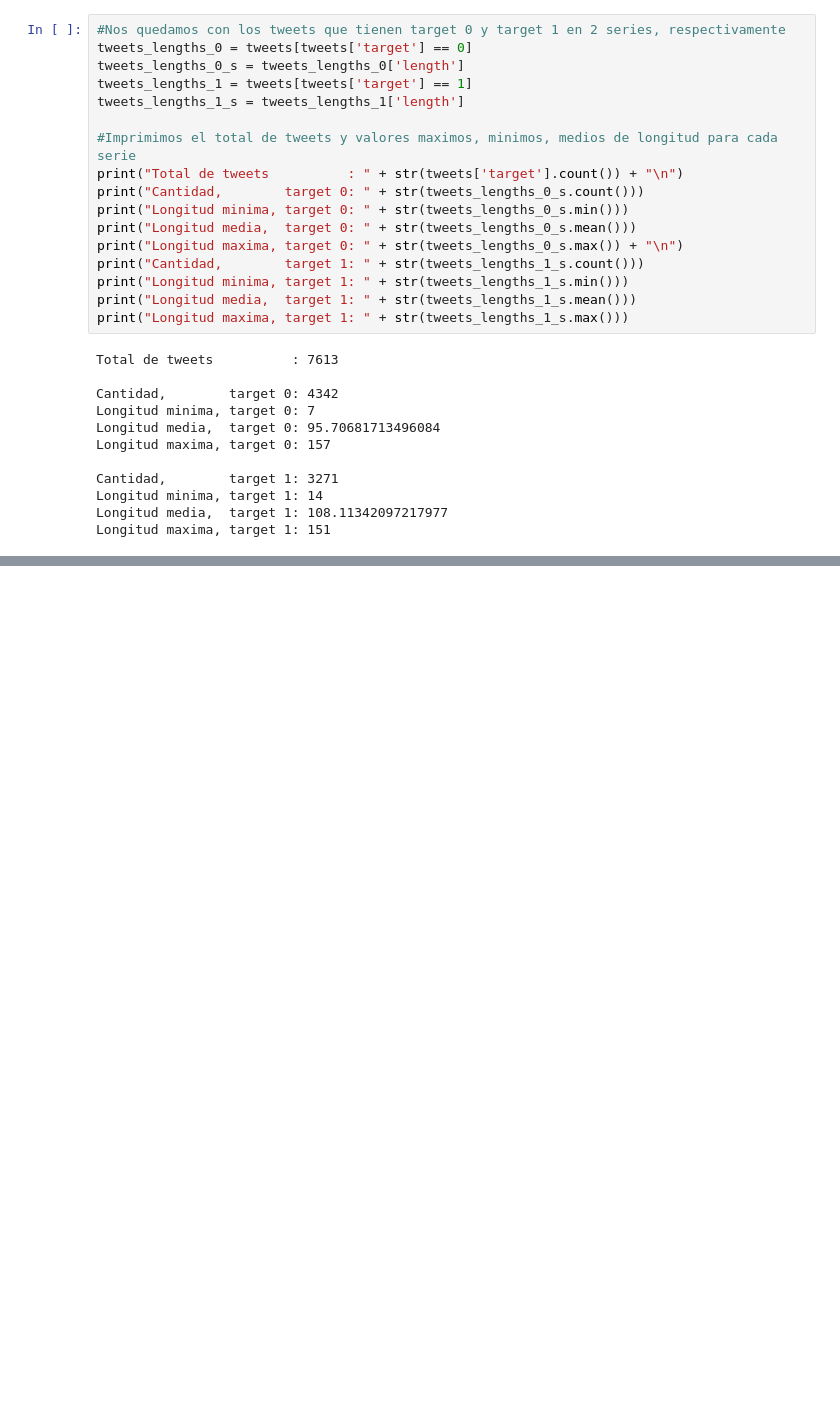
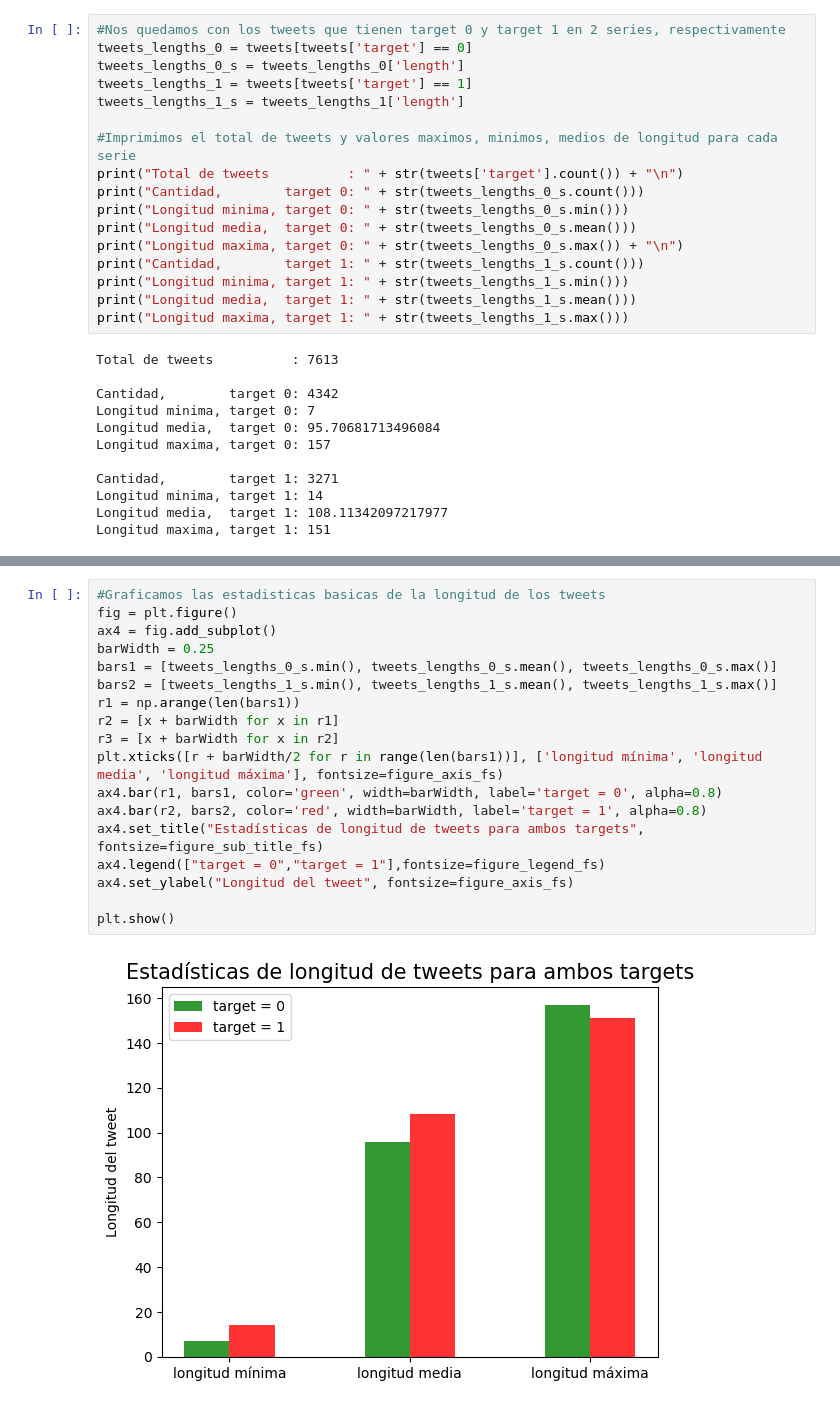
Before and after one commit to patopizzini/Organizacion_Datos_1C2020, a Jupyter notebook: TP1/TP1_JM.ipynb, the cells around one changed output, grey strips where cells are left out. Saved outputs shown, nothing was run; the diff lists cells and outputs as text; blank space fills up the shorter version.

```diff
--- a/TP1/TP1_JM.ipynb
+++ b/TP1/TP1_JM.ipynb
@@ -150,0 +147,20 @@ plt.show()
+# %%
+#Graficamos las estadisticas basicas de la longitud de los tweets
+fig = plt.figure()
+ax4 = fig.add_subplot()
+barWidth = 0.25
+bars1 = [tweets_lengths_0_s.min(), tweets_lengths_0_s.mean(), tweets_lengths_0_s.max()]
+bars2 = [tweets_lengths_1_s.min(), tweets_lengths_1_s.mean(), tweets_lengths_1_s.max()]
+r1 = np.arange(len(bars1))
+r2 = [x + barWidth for x in r1]
+r3 = [x + barWidth for x in r2]
+plt.xticks([r + barWidth/2 for r in range(len(bars1))], ['longitud mínima', 'longitud media', 'longitud máxima'], fontsize=figure_axis_fs)
+ax4.bar(r1, bars1, color='green', width=barWidth, label='target = 0', alpha=0.8)
+ax4.bar(r2, bars2, color='red', width=barWidth, label='target = 1', alpha=0.8)
+ax4.set_title("Estadísticas de longitud de tweets para ambos targets", fontsize=figure_sub_title_fs)
+ax4.legend(["target = 0","target = 1"],fontsize=figure_legend_fs)
+ax4.set_ylabel("Longitud del tweet", fontsize=figure_axis_fs)
+
+plt.show()
+# %% [output]
+[figure, added]
```
Also changed, not shown: parts of 14 cells of this notebook.
